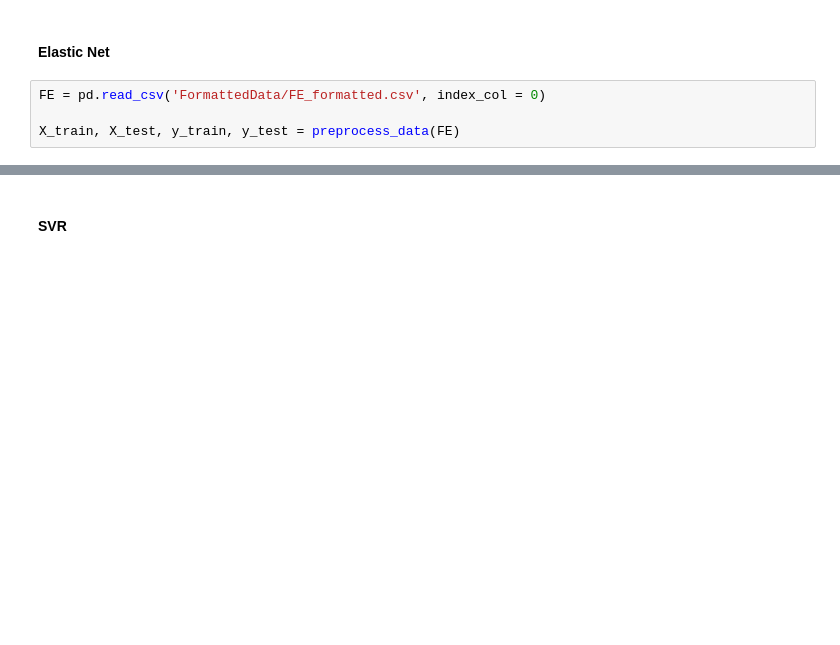
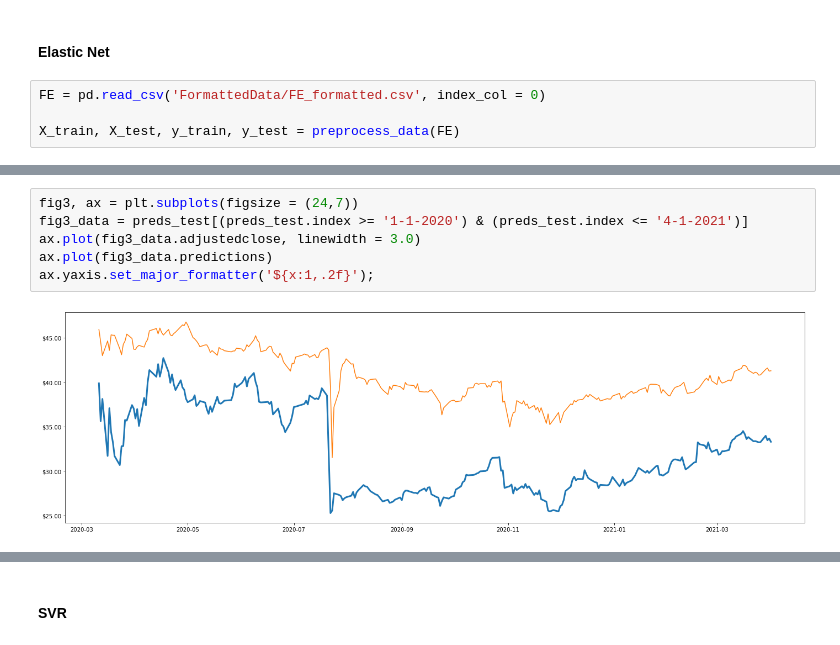
Before and after one commit to tjbray20/Market_Machine_Learning, a Jupyter notebook: MainNotebook.ipynb, the cells around one changed output, grey strips where cells are left out. Drawn from its saved outputs; the diff is of its cells as text; blank space fills up the shorter version.

```diff
--- a/MainNotebook.ipynb
+++ b/MainNotebook.ipynb
@@ -492,0 +509,8 @@ Test accuracy: 0.5644444444444444
+# %%
+fig3, ax = plt.subplots(figsize = (24,7))
+fig3_data = preds_test[(preds_test.index >= '1-1-2020') & (preds_test.index <= '4-1-2021')]
+ax.plot(fig3_data.adjustedclose, linewidth = 3.0)
+ax.plot(fig3_data.predictions)
+ax.yaxis.set_major_formatter('${x:1,.2f}');
+# %% [output]
+[figure, added]
```
Also changed, not shown: parts of 21 cells of this notebook, 5 other files.
